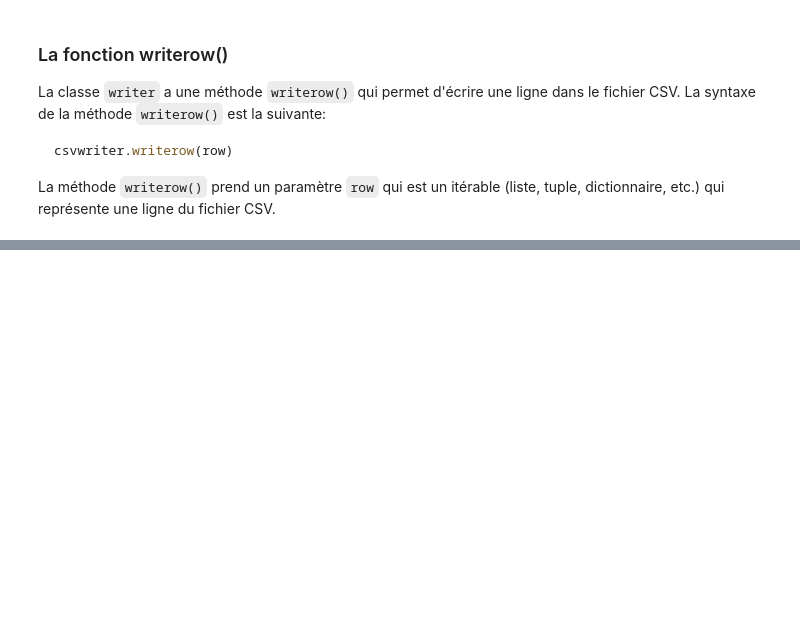
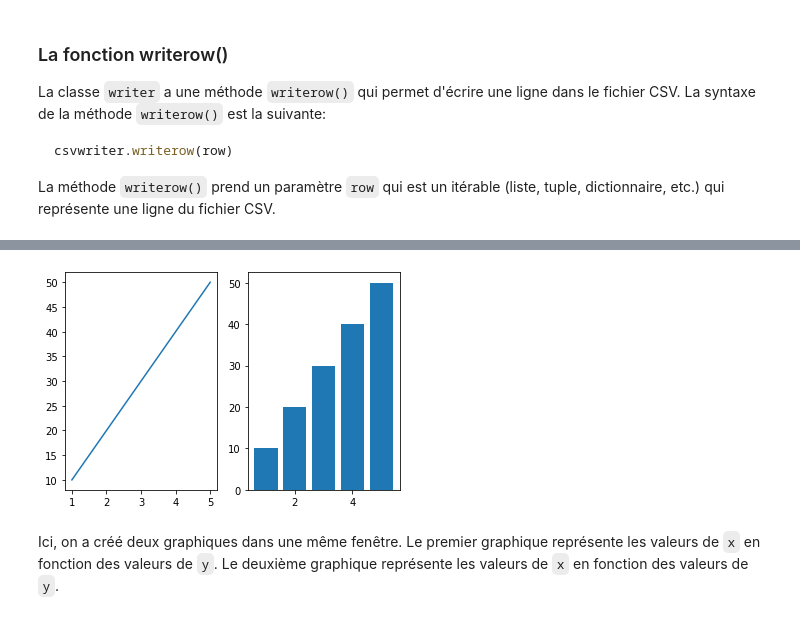
Before and after one commit to moiap13/nomades_python_software_engineer, a Jupyter notebook: cours/jupyter/12_python_file_io.ipynb, the cells around one changed output, grey strips where cells are left out. Saved outputs shown, nothing was run; the diff lists cells and outputs as text; code cells hidden in the pictures; blank space fills up the shorter version.

```diff
--- a/cours/jupyter/12_python_file_io.ipynb
+++ b/cours/jupyter/12_python_file_io.ipynb
@@ -305,0 +584,17 @@ with open(CSV_FILE, 'r') as file:
+# %%
+import matplotlib.pyplot as plt
+
+x = [1, 2, 3, 4, 5]
+y = [10, 20, 30, 40, 50]
+
+plt.subplot(1, 2, 1)
+plt.plot(x, y)
+
+plt.subplot(1, 2, 2)
+plt.bar(x, y)
+
+plt.show()
+# %% [output]
+[figure, added]
+# %% [markdown]
+Ici, on a créé deux graphiques dans une même fenêtre. Le premier graphique représente les valeurs de `x` en fonction des valeurs de `y`. Le deuxième graphique représente les valeurs de `x` en fonction des valeurs de `y`.
```
Also changed, not shown: parts of 48 cells of this notebook, 31 other files.
